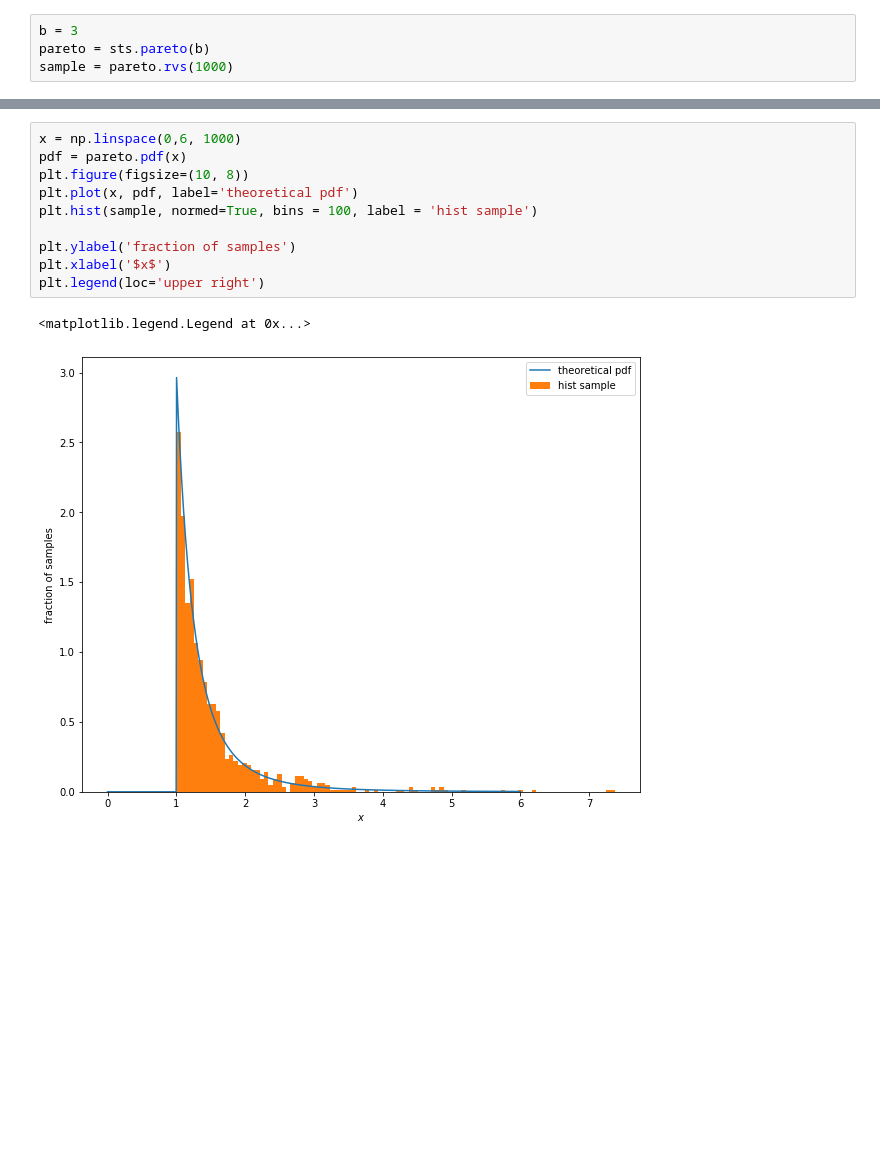
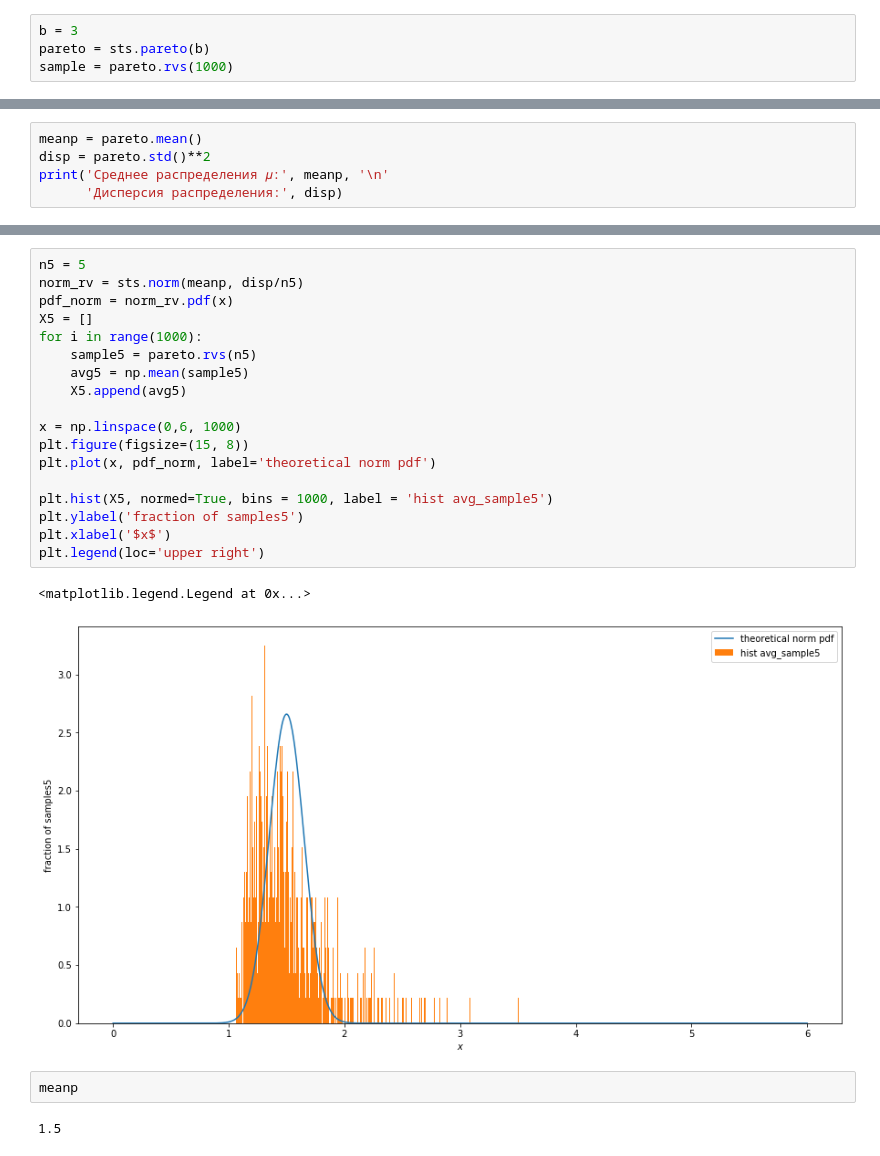
Before and after one commit to 0708pasha/ML_YANDEX, a Jupyter notebook: 1 course/4_week/ДЗ/task1.ipynb, the cells around one changed output, grey strips where cells are left out. Saved outputs shown, nothing was run; the diff lists cells and outputs as text; blank space fills up the shorter version.

```diff
--- a/1 course/4_week/ДЗ/task1.ipynb
+++ b/1 course/4_week/ДЗ/task1.ipynb
@@ -32,0 +35,5 @@ plt.legend(loc='lower right')
+# %%
+meanp = pareto.mean()
+disp = pareto.std()**2
+print('Среднее распределения 𝜇:', meanp, '\n'
+      'Дисперсия распределения:', disp)
@@ -33,13 +45,25 @@ plt.legend(loc='lower right')
 # %%
+n5 = 5
+norm_rv = sts.norm(meanp, disp/n5)
+pdf_norm = norm_rv.pdf(x)
+X5 = []
+for i in range(1000):
+    sample5 = pareto.rvs(n5)
+    avg5 = np.mean(sample5)
+    X5.append(avg5)
+
 x = np.linspace(0,6, 1000)
-pdf = pareto.pdf(x)
-plt.figure(figsize=(10, 8))
-plt.plot(x, pdf, label='theoretical pdf')
-plt.hist(sample, normed=True, bins = 100, label = 'hist sample')
+plt.figure(figsize=(15, 8))
+plt.plot(x, pdf_norm, label='theoretical norm pdf')
 
-plt.ylabel('fraction of samples')
+plt.hist(X5, normed=True, bins = 1000, label = 'hist avg_sample5')
+plt.ylabel('fraction of samples5')
 plt.xlabel('$x$')
 plt.legend(loc='upper right')
 # %% [output]
 <matplotlib.legend.Legend at 0x...>
-[figure, old version]
+[figure, new version]
+# %%
+meanp
+# %% [output]
+1.5
```
Also changed, not shown: parts of 10 cells of this notebook.
